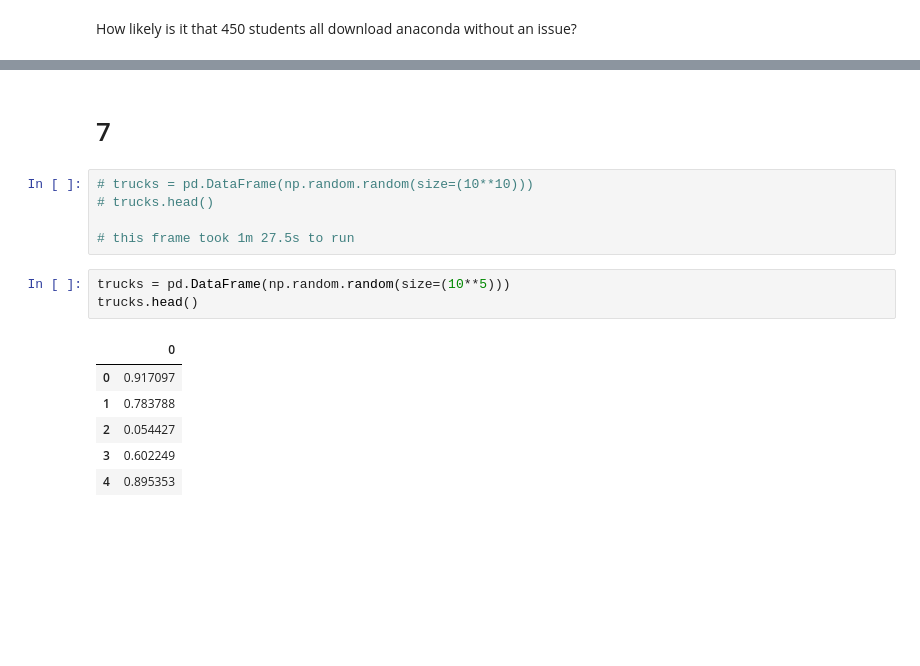
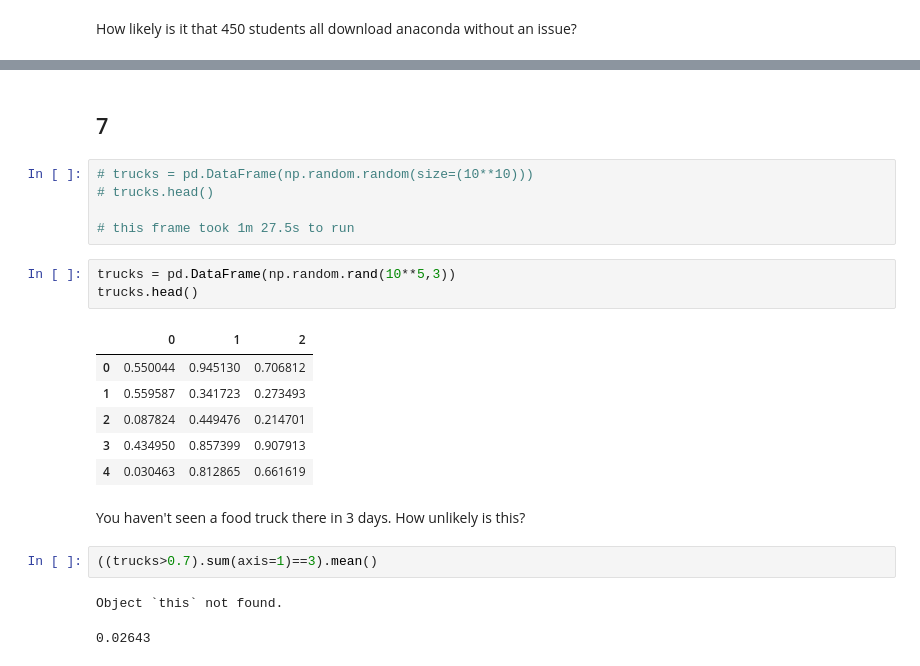
Before and after one commit to hinzle/statistics-exercises, a Jupyter notebook: simulation.ipynb, the cells around one changed output, grey strips where cells are left out. Saved outputs shown, nothing was run; the diff lists cells and outputs as text; blank space fills up the shorter version.

```diff
--- a/simulation.ipynb
+++ b/simulation.ipynb
@@ -193,18 +239,25 @@ How likely is it that 450 students all download anaconda without an issue?
 dtype: float64
 # %% [markdown]
-# 7
+## 7
 # %%
 # trucks = pd.DataFrame(np.random.random(size=(10**10)))
 # trucks.head()
 
 # this frame took 1m 27.5s to run
 # %%
-trucks = pd.DataFrame(np.random.random(size=(10**5)))
+trucks = pd.DataFrame(np.random.rand(10**5,3))
 trucks.head()
 # %% [output]
-|  | 0 |
-| 0 | 0.917097 |
-| 1 | 0.783788 |
-| 2 | 0.054427 |
-| 3 | 0.602249 |
-| 4 | 0.895353 |
+|  | 0 | 1 | 2 |
+| 0 | 0.550044 | 0.945130 | 0.706812 |
+| 1 | 0.559587 | 0.341723 | 0.273493 |
+| 2 | 0.087824 | 0.449476 | 0.214701 |
+| 3 | 0.434950 | 0.857399 | 0.907913 |
+| 4 | 0.030463 | 0.812865 | 0.661619 |
+# %% [markdown]
+You haven't seen a food truck there in 3 days. How unlikely is this?
+# %%
+((trucks>0.7).sum(axis=1)==3).mean()
+# %% [output]
+Object `this` not found.
+0.02643
```
Also changed, not shown: parts of 55 cells of this notebook.
